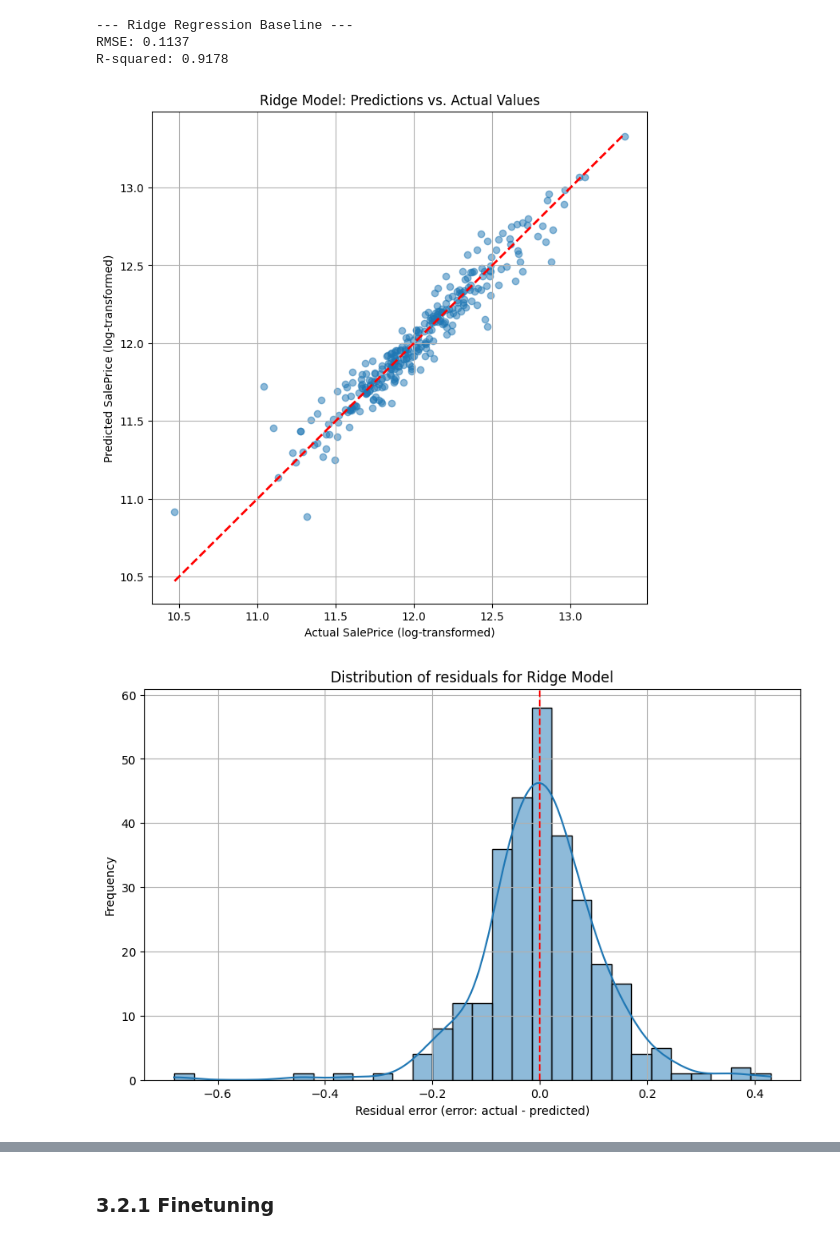
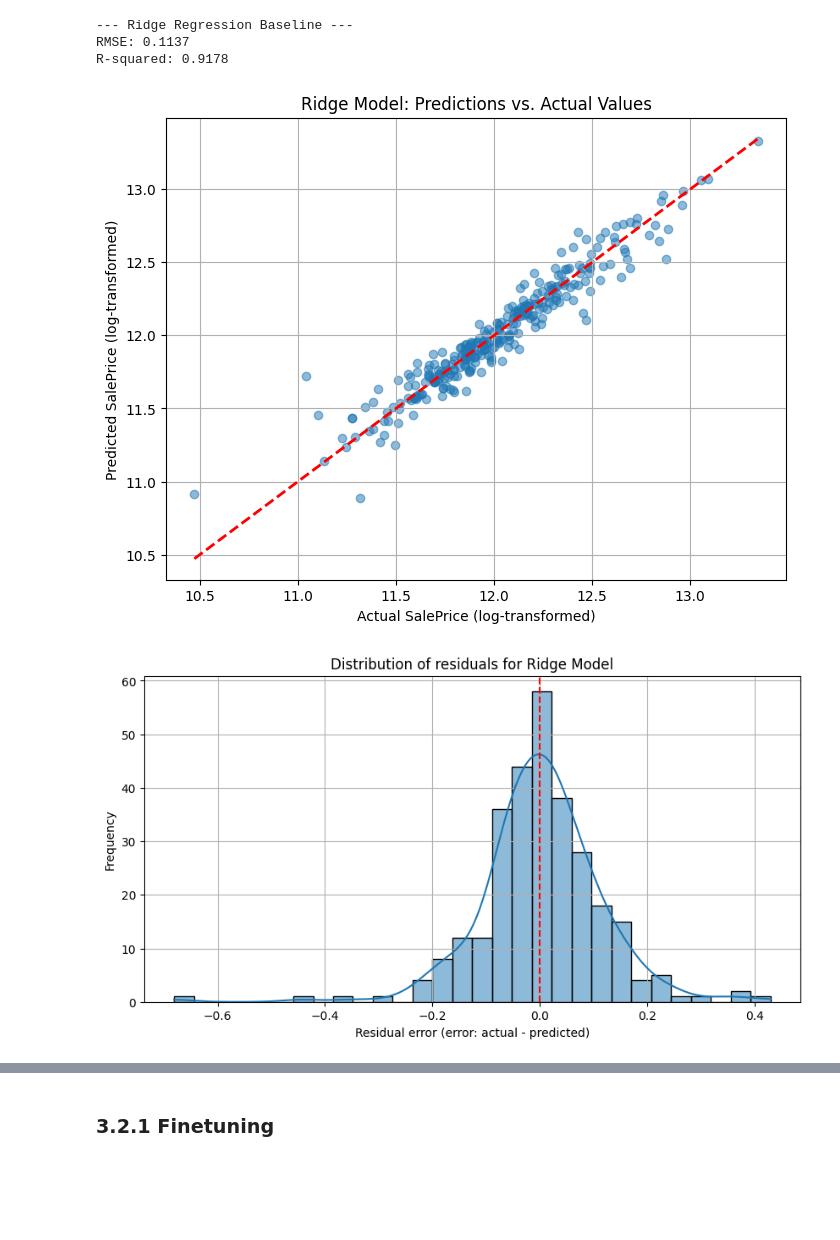
Before and after one commit to ilcors-dev/corsetti-house_prices_advanced_regression_techniques, a Jupyter notebook: challenge/main.ipynb, the cells around one changed output, grey strips where cells are left out. Saved outputs shown, nothing was run; the diff lists cells and outputs as text; code cells hidden in the pictures; blank space fills up the shorter version.

```diff
--- a/challenge/main.ipynb
+++ b/challenge/main.ipynb
@@ -595,21 +573,21 @@ print(f"R-squared: {models['ridge']['metrics']['r2']:.4f}")
 RMSE: 0.1137
 R-squared: 0.9178
 # %%
-plt.figure(figsize=(8, 8))
+plt.figure(figsize=(8, 6))
 plt.scatter(y_test, models['ridge']['prediction'], alpha=0.5)
 plt.plot([y_test.min(), y_test.max()], [y_test.min(), y_test.max()], 'r--', lw=2) # Perfect prediction line
 
 plt.xlabel("Actual SalePrice (log-transformed)")
 plt.ylabel("Predicted SalePrice (log-transformed)")
 plt.title("Ridge Model: Predictions vs. Actual Values")
 plt.grid(True)
 plt.show()
 # %% [output]
-[figure, old version]
+[figure, new version]
 # %%
 models['ridge']['residuals'] = y_test - models['ridge']['prediction']
 
-plt.figure(figsize=(10, 6))
+plt.figure(figsize=(10, 5))
 sns.histplot(models['ridge']['residuals'], bins=30, kde=True)
 
 plt.axvline(x=0, color='r', linestyle='--')
@@ -620,5 +598,5 @@ plt.ylabel("Frequency")
 plt.grid(True)
 plt.show()
 # %% [output]
-[figure, old version]
+[figure, new version]
 # %% [markdown]
```
Also changed, not shown: parts of 23 cells of this notebook, 18 other files.
